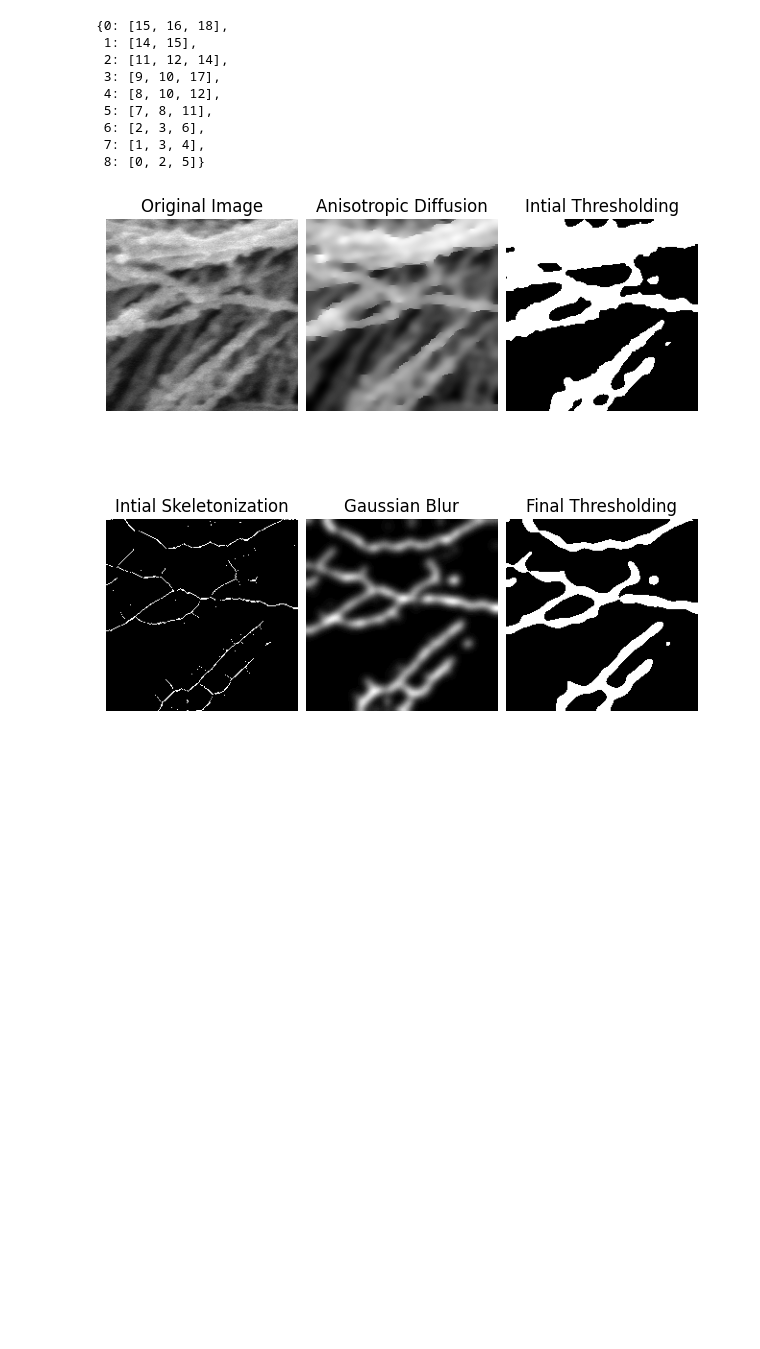
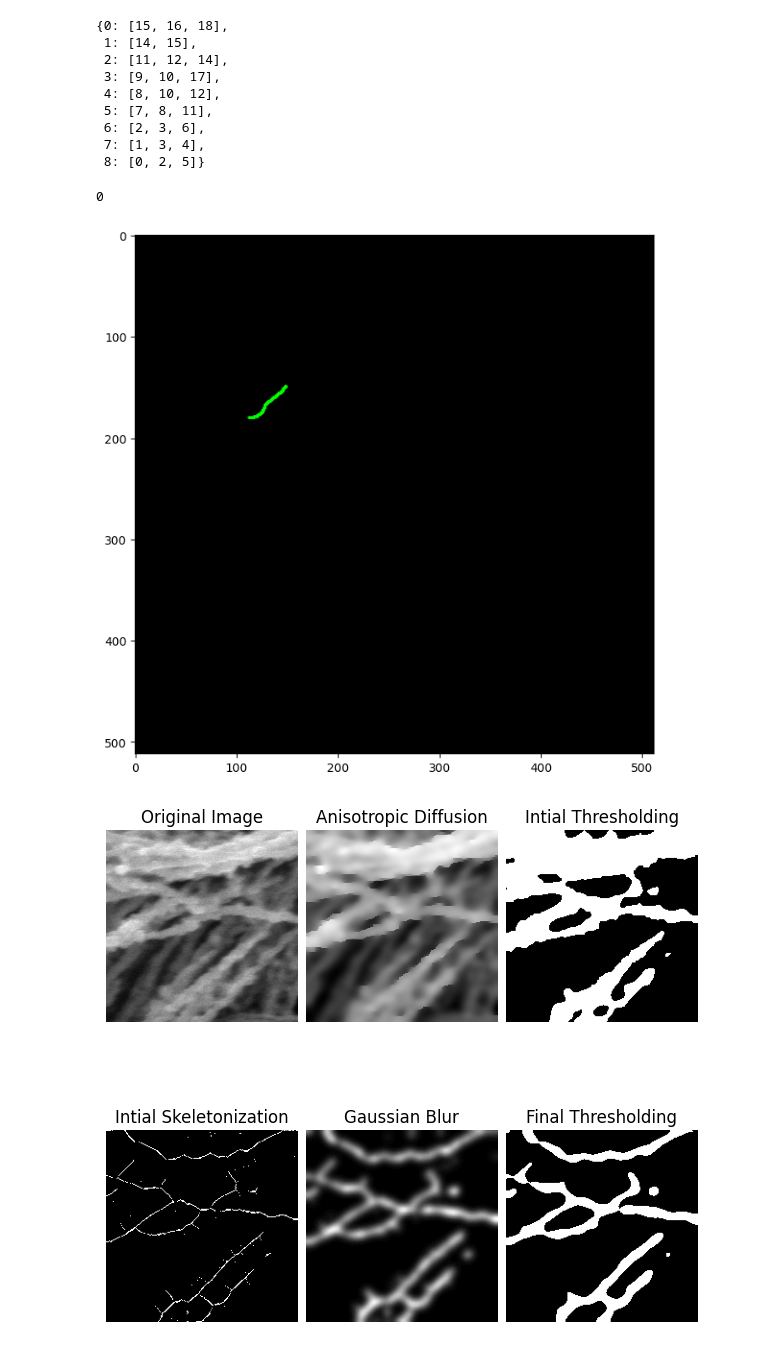
Before and after one commit to lonespear/aerogel, a Jupyter notebook: fiberL_v8_test.ipynb, the cells around one changed output. Cells and saved outputs as stored; diff of their text form; code cells hidden in the pictures; blank space fills up the shorter version.

```diff
--- a/fiberL_v8_test.ipynb
+++ b/fiberL_v8_test.ipynb
@@ -549,3 +521,42 @@ img = cv2.imdecode(img_data, cv2.IMREAD_GRAYSCALE)
+# %%
+np.argmin(np.linalg.norm(new_edge_objects[0] - branch_pts[8], axis=1))
+# %% [output]
+0
+# %%
+def visualize_contour(contour, image=None, title="Contour Visualization", color=(0, 255, 0), thickness=2):
+    """
+    Visualize a contour on an optional background image or a blank canvas.
+
+    Parameters:
+        contour (numpy.ndarray): Contour points of shape (n, 1, 2) as returned by cv2.findContours.
+        image (numpy.ndarray, optional): Background image for visualization. Defaults to a blank canvas.
+        title (str, optional): Title of the visualization. Defaults to "Contour Visualization".
+        color (tuple, optional): RGB color for the contour. Defaults to green (0, 255, 0).
+        thickness (int, optional): Thickness of the contour lines. Defaults to 2.
+
+    Returns:
+        None: Displays the contour visualization.
+    """
+    # Create a blank canvas if no image is provided
+    if image is None:
+        canvas_size = (512, 512, 3)  # Default canvas size
+        image = np.zeros(canvas_size, dtype=np.uint8)
+
+    # Convert color to BGR if the image is in grayscale
+    if len(image.shape) == 2 or image.shape[2] == 1:
+        image = cv2.cvtColor(image, cv2.COLOR_GRAY2BGR)
+
+    # Draw the contour on the image
+    cv2.drawContours(image, [contour], contourIdx=-1, color=color, thickness=thickness)
+
+    # Plot the image with Matplotlib
+    plt.figure(figsize=(8, 8))
+    plt.imshow(cv2.cvtColor(image, cv2.COLOR_BGR2RGB))
+    plt.show()
+# %%
+visualize_contour(new_edge_objects[5])
+# %% [output]
+[figure, added]
 # %%
 img = cv2.imdecode(img_data, cv2.IMREAD_GRAYSCALE)
 # Assuming 'img' is your original image
```
Also changed, not shown: parts of 4 cells of this notebook.
